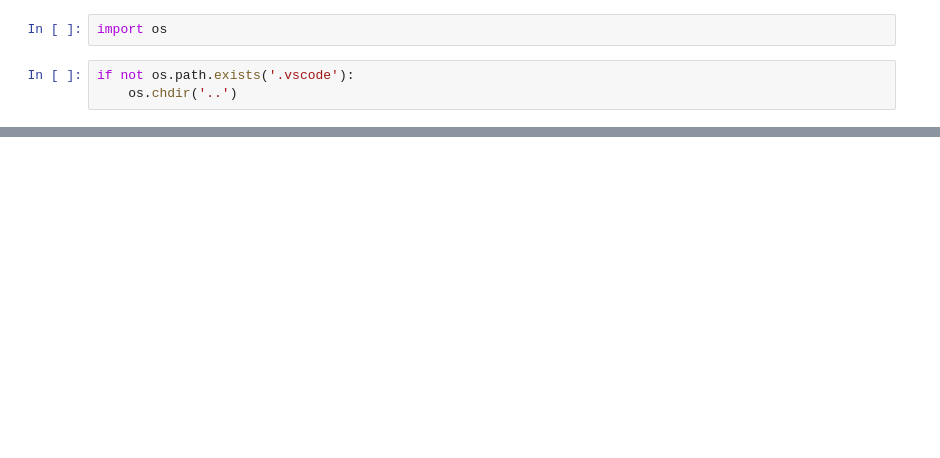
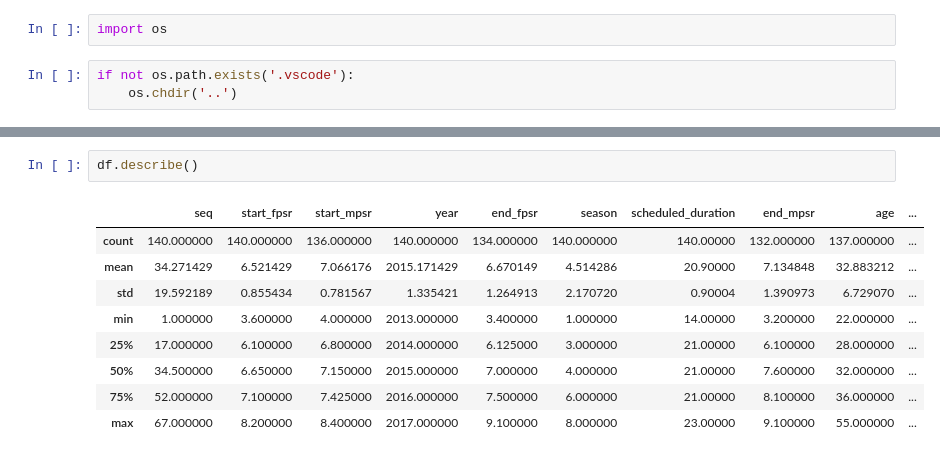
Before and after one commit to kjprice/naked_and_afraid_statistics, a Jupyter notebook: notebooks/EDA.ipynb, the cells around one changed output, grey strips where cells are left out. Saved outputs shown, nothing was run; the diff lists cells and outputs as text; blank space fills up the shorter version.

```diff
--- a/notebooks/EDA.ipynb
+++ b/notebooks/EDA.ipynb
@@ -16,0 +29,12 @@ df = pd.read_csv(CSV_LOCAL_FILEPATH)
+# %%
+df.describe()
+# %% [output]
+|  | seq | start_fpsr | start_mpsr | year | end_fpsr | season | scheduled_duration | end_mpsr | age | ... |
+| count | 140.000000 | 140.000000 | 136.000000 | 140.000000 | 134.000000 | 140.000000 | 140.00000 | 132.000000 | 137.000000 | ... |
+| mean | 34.271429 | 6.521429 | 7.066176 | 2015.171429 | 6.670149 | 4.514286 | 20.90000 | 7.134848 | 32.883212 | ... |
+| std | 19.592189 | 0.855434 | 0.781567 | 1.335421 | 1.264913 | 2.170720 | 0.90004 | 1.390973 | 6.729070 | ... |
+| min | 1.000000 | 3.600000 | 4.000000 | 2013.000000 | 3.400000 | 1.000000 | 14.00000 | 3.200000 | 22.000000 | ... |
+| 25% | 17.000000 | 6.100000 | 6.800000 | 2014.000000 | 6.125000 | 3.000000 | 21.00000 | 6.100000 | 28.000000 | ... |
+| 50% | 34.500000 | 6.650000 | 7.150000 | 2015.000000 | 7.000000 | 4.000000 | 21.00000 | 7.600000 | 32.000000 | ... |
+| 75% | 52.000000 | 7.100000 | 7.425000 | 2016.000000 | 7.500000 | 6.000000 | 21.00000 | 8.100000 | 36.000000 | ... |
+| max | 67.000000 | 8.200000 | 8.400000 | 2017.000000 | 9.100000 | 8.000000 | 23.00000 | 9.100000 | 55.000000 | ... |
```
Also changed, not shown: parts of 12 cells of this notebook.
